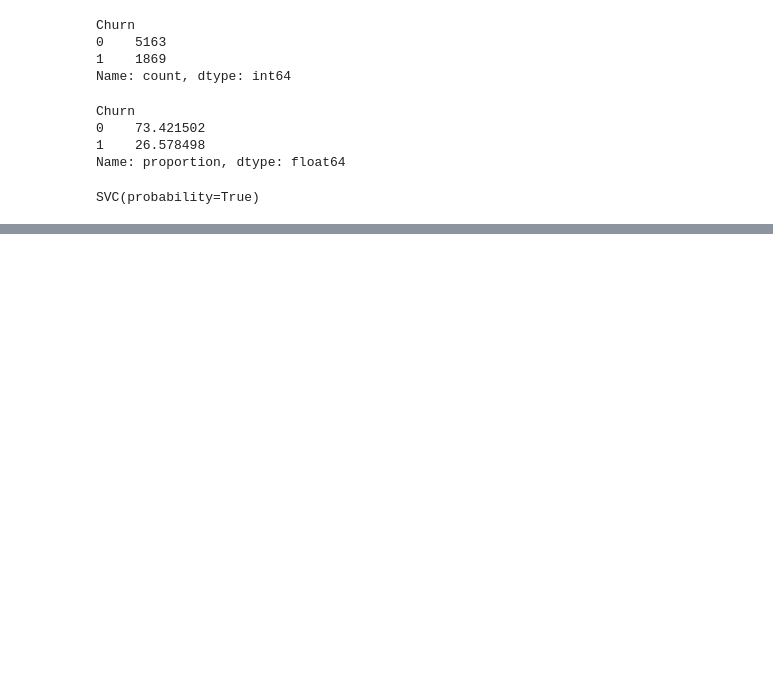
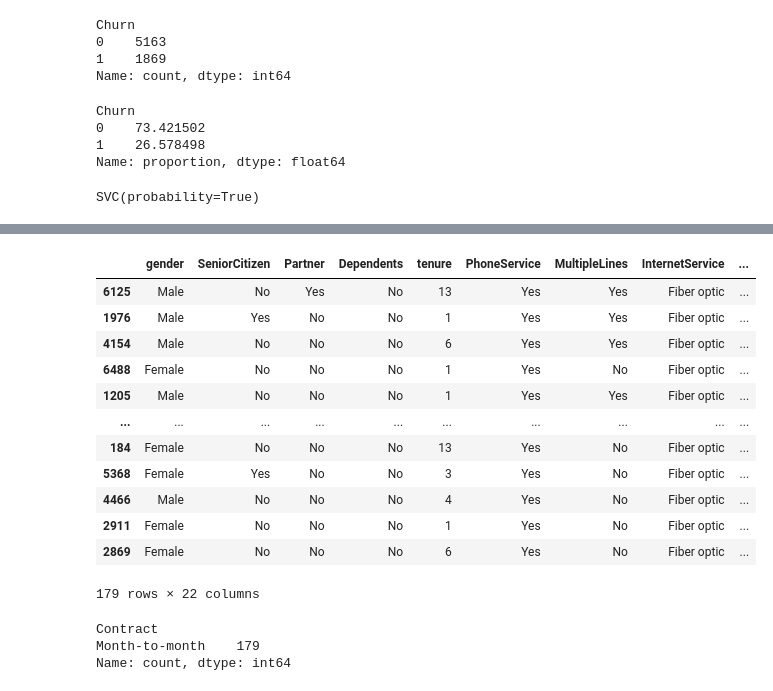
Before and after one commit to yagantiAshok/Churn_Customer_Prediction, a Jupyter notebook: notebook/EDA.ipynb, the cells around one changed output, grey strips where cells are left out. Cells and saved outputs as stored; diff of their text form; code cells hidden in the pictures; blank space fills up the shorter version.

```diff
--- a/notebook/EDA.ipynb
+++ b/notebook/EDA.ipynb
@@ -384,0 +399,2 @@ Name: Prob_1, dtype: float64
+# %%
+true_positive = results[(results["Actual"]==1) & (results["Predict"]==1)]
@@ -384,0 +483,22 @@ Name: Prob_1, dtype: float64
+# %%
+true_positive
+# %% [output]
+|  | gender | SeniorCitizen | Partner | Dependents | tenure | PhoneService | MultipleLines | InternetService | ... |
+| 6125 | Male | No | Yes | No | 13 | Yes | Yes | Fiber optic | ... |
+| 1976 | Male | Yes | No | No | 1 | Yes | Yes | Fiber optic | ... |
+| 4154 | Male | No | No | No | 6 | Yes | Yes | Fiber optic | ... |
+| 6488 | Female | No | No | No | 1 | Yes | No | Fiber optic | ... |
+| 1205 | Male | No | No | No | 1 | Yes | Yes | Fiber optic | ... |
+| ... | ... | ... | ... | ... | ... | ... | ... | ... | ... |
+| 184 | Female | No | No | No | 13 | Yes | No | Fiber optic | ... |
+| 5368 | Female | Yes | No | No | 3 | Yes | No | Fiber optic | ... |
+| 4466 | Male | No | No | No | 4 | Yes | No | Fiber optic | ... |
+| 2911 | Female | No | No | No | 1 | Yes | No | Fiber optic | ... |
+| 2869 | Female | No | No | No | 6 | Yes | No | Fiber optic | ... |
+179 rows × 22 columns
+# %%
+true_positive["Contract"].value_counts()
+# %% [output]
+Contract
+Month-to-month    179
+Name: count, dtype: int64
```
Also changed, not shown: parts of 42 cells of this notebook.
